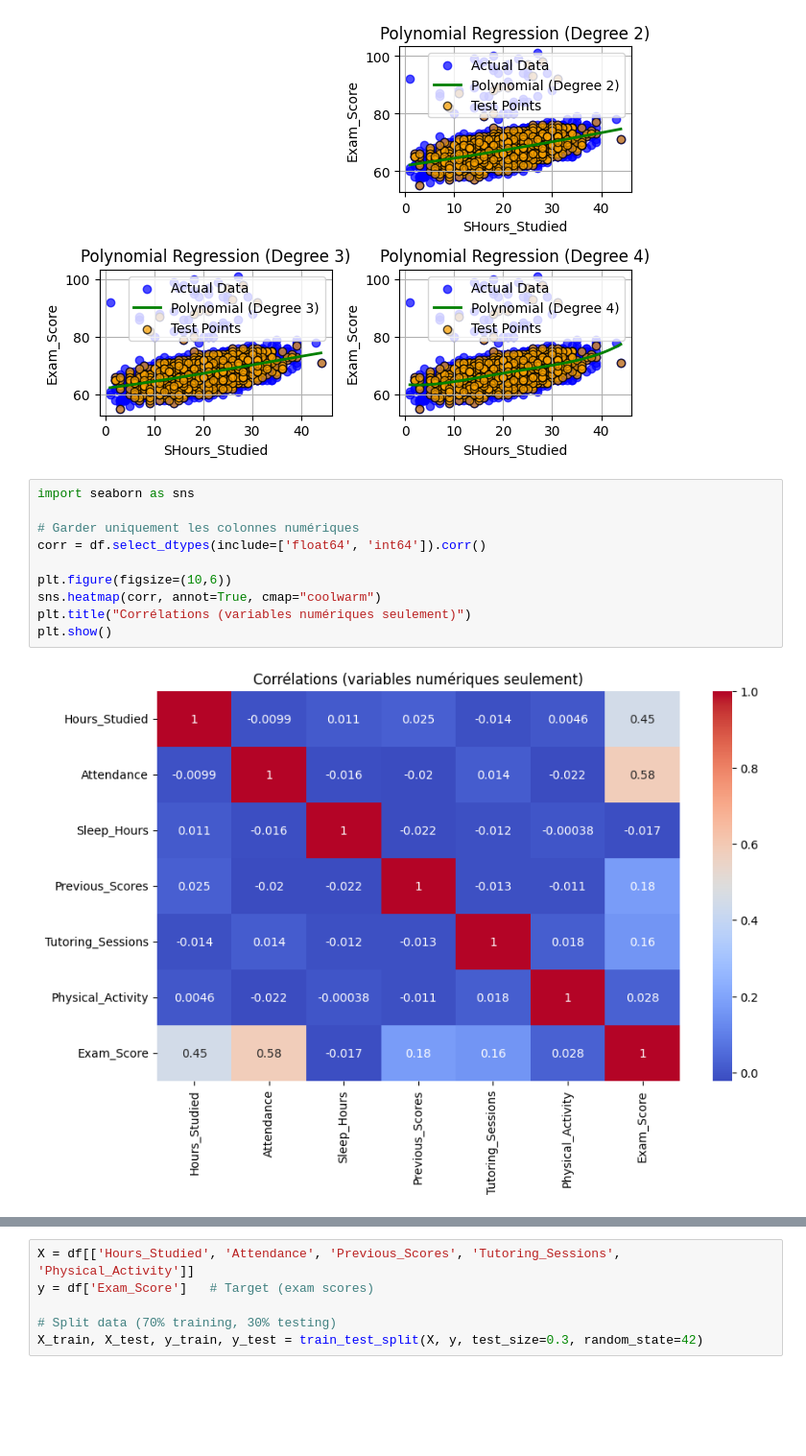
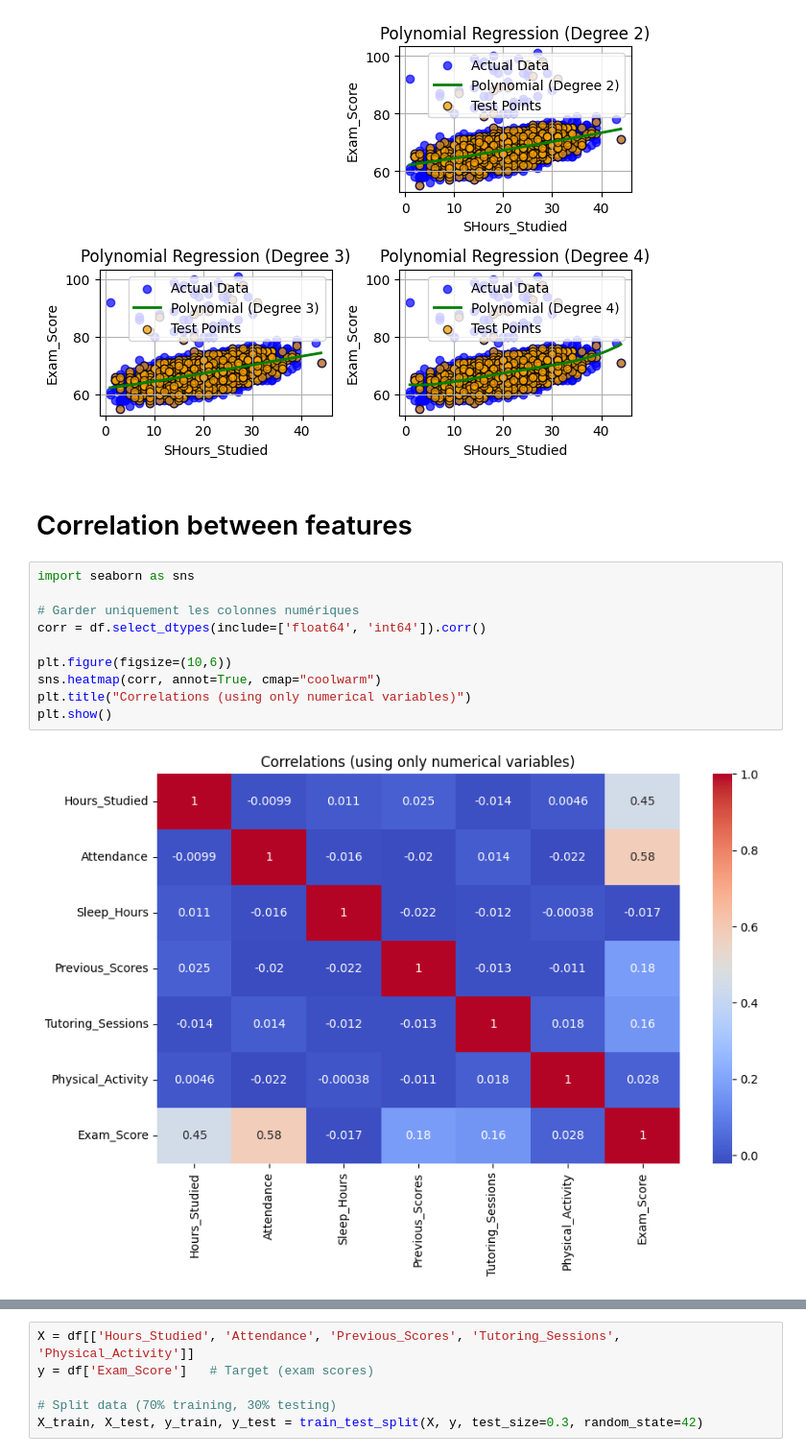
Before and after one commit to Mahamat19/Elovvo_projects, a Jupyter notebook: Task1_Student_Score.ipynb, the cells around one changed output, grey strips where cells are left out. Shown: that part at 96% size. Drawn from its saved outputs; the diff is of its cells as text; blank space fills up the shorter version.

```diff
--- a/Task1_Student_Score.ipynb
+++ b/Task1_Student_Score.ipynb
@@ -279,15 +288,17 @@ plt.tight_layout()
 plt.show()
 # %% [output]
 [figure]
+# %% [markdown]
+# Correlation between features
 # %%
 import seaborn as sns
 
 # Garder uniquement les colonnes numériques
 corr = df.select_dtypes(include=['float64', 'int64']).corr()
 
 plt.figure(figsize=(10,6))
 sns.heatmap(corr, annot=True, cmap="coolwarm")
-plt.title("Corrélations (variables numériques seulement)")
+plt.title("Correlations (using only numerical variables)")
 plt.show()
 # %% [output]
-[figure, old version]
+[figure, new version]
```
Also changed, not shown: parts of 22 cells of this notebook.
